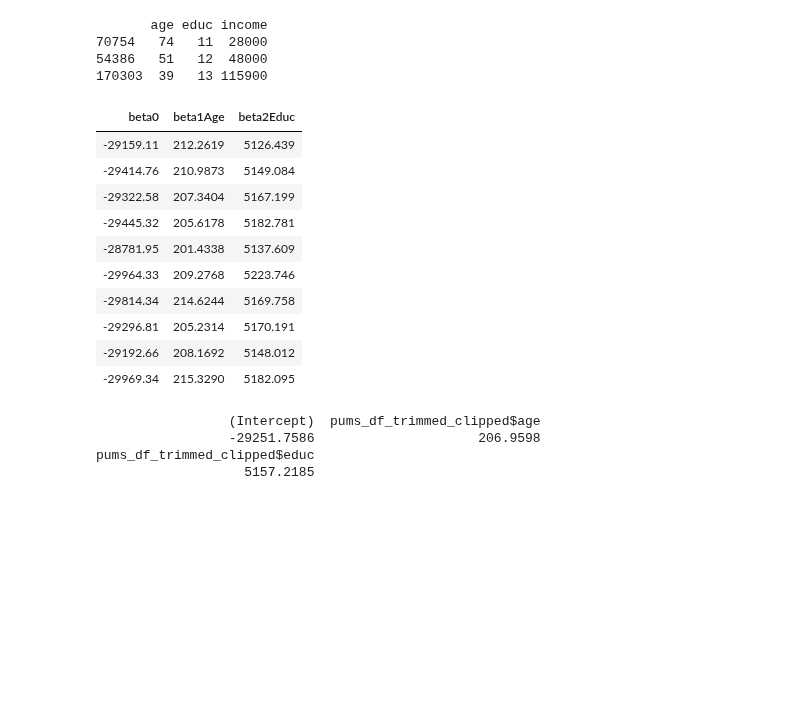
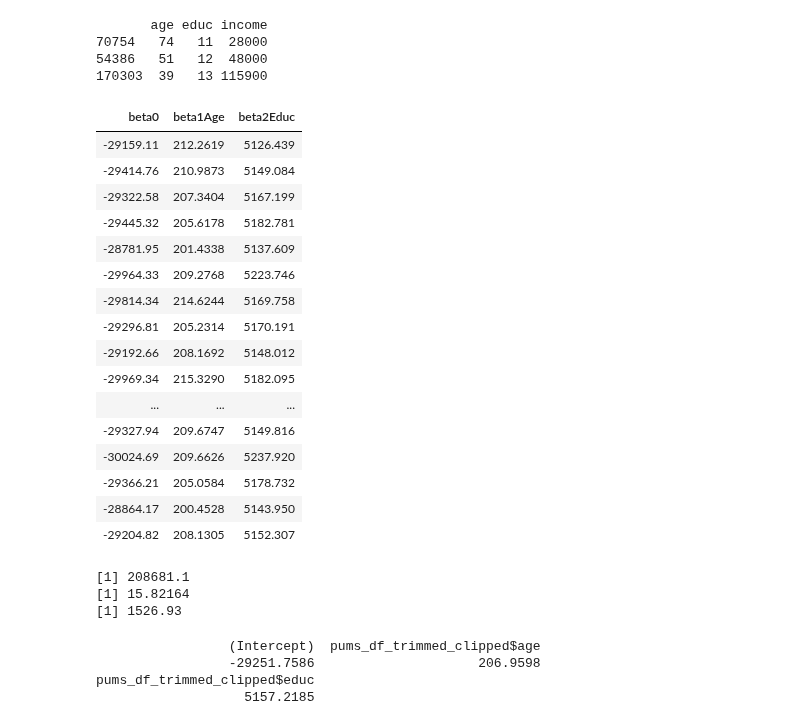
Before and after one commit to bhavenp/cs208, a Jupyter notebook: homework/HW3/HW3_Bhaven_Patel.ipynb, the cells around one changed output. Saved outputs shown, nothing was run; the diff lists cells and outputs as text; code cells hidden in the pictures; blank space fills up the shorter version.

```diff
--- a/homework/HW3/HW3_Bhaven_Patel.ipynb
+++ b/homework/HW3/HW3_Bhaven_Patel.ipynb
@@ -491,22 +550,31 @@ colnames(bsHistory_df) <- c("beta0", "beta1Age", "beta2Educ");
 170303  39   13 115900
 # %%
 bootstrappedBetas <- read.csv("./betas_from_bootstraps.csv", header = T);
-bootstrappedBetas[1:10, ]
-# print(var(bootstrappedBetas$beta0));
-# print(var(bootstrappedBetas$beta1Age));
-# print(var(bootstrappedBetas$beta2Educ));
+bootstrappedBetas[1:100, ]
+print(var(bootstrappedBetas$beta0));
+print(var(bootstrappedBetas$beta1Age));
+print(var(bootstrappedBetas$beta2Educ));
 # %% [output]
 | beta0 | beta1Age | beta2Educ |
 | -29159.11 | 212.2619 | 5126.439 |
 | -29414.76 | 210.9873 | 5149.084 |
 | -29322.58 | 207.3404 | 5167.199 |
 | -29445.32 | 205.6178 | 5182.781 |
 | -28781.95 | 201.4338 | 5137.609 |
 | -29964.33 | 209.2768 | 5223.746 |
 | -29814.34 | 214.6244 | 5169.758 |
 | -29296.81 | 205.2314 | 5170.191 |
 | -29192.66 | 208.1692 | 5148.012 |
 | -29969.34 | 215.3290 | 5182.095 |
+| ... | ... | ... |
+| -29327.94 | 209.6747 | 5149.816 |
+| -30024.69 | 209.6626 | 5237.920 |
+| -29366.21 | 205.0584 | 5178.732 |
+| -28864.17 | 200.4528 | 5143.950 |
+| -29204.82 | 208.1305 | 5152.307 |
+[1] 208681.1
+[1] 15.82164
+[1] 1526.93
 # %%
 ##function to calculate the MSE between the true Betas and Betas generated from the synthetic data or bootstrapped data
 ##
```
Also changed, not shown: parts of 7 cells of this notebook.
